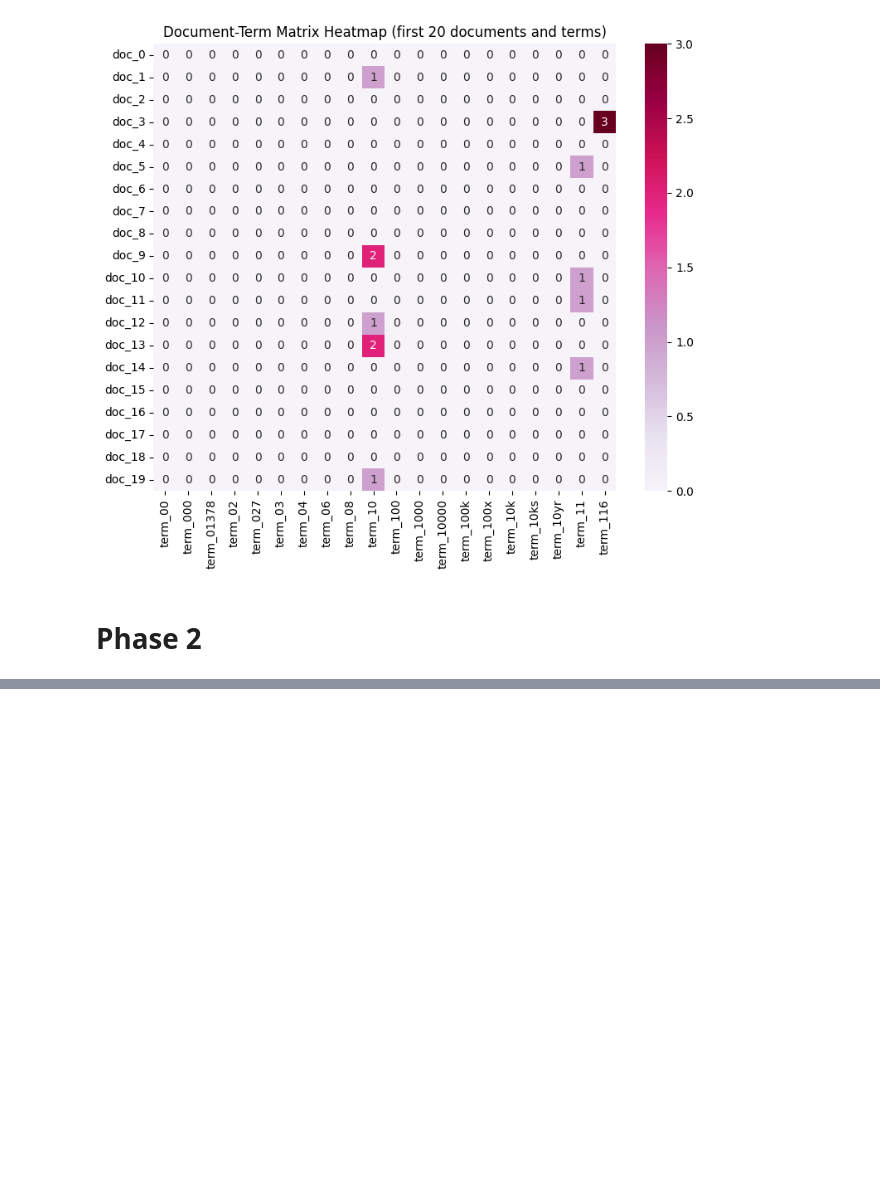
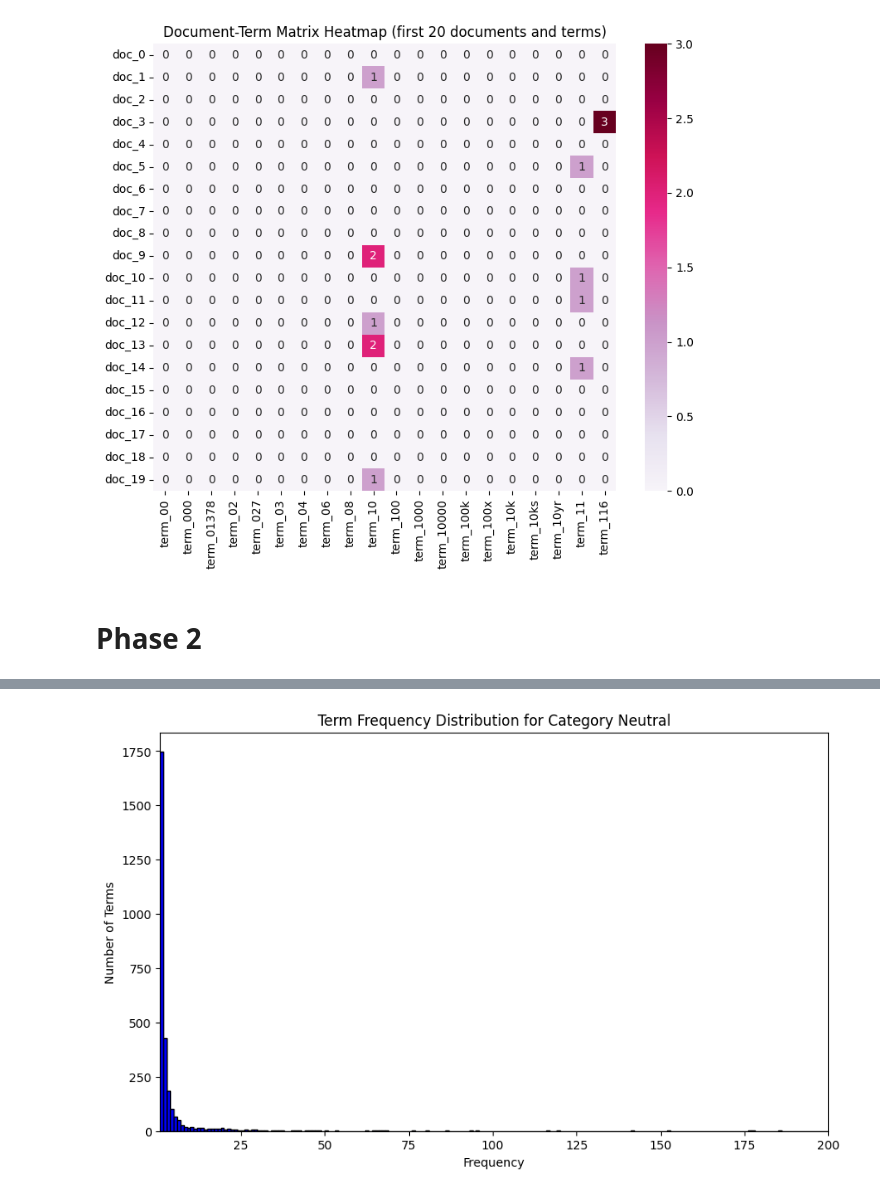
Before and after one commit to Thewo-6/DM2025-Lab1-Exercise, a Jupyter notebook: DM2025-Lab1-Homework.ipynb, the cells around one changed output, grey strips where cells are left out. Saved outputs shown, nothing was run; the diff lists cells and outputs as text; code cells hidden in the pictures; blank space fills up the shorter version.

```diff
--- a/DM2025-Lab1-Homework.ipynb
+++ b/DM2025-Lab1-Homework.ipynb
@@ -293,0 +291,22 @@ Filtered Document-Term Frequency DataFrame for Category Positive:
+# %%
+# Visualizing Term Frequency Distribution for a Category
+import matplotlib.pyplot as plt
+
+category_number = 1  # You can change it from 0 to 2
+
+# Map category values to names
+category_names = {-1.0: 'Negative', 0.0: 'Neutral', 1.0: 'Positive'}
+category_name = category_names.get(categories[category_number], str(categories[category_number]))
+
+word_counts = filt_document_term_dfs[categories[category_number]].sum(axis=0).to_numpy()
+
+# Visualize the frequency distribution
+plt.figure(figsize=(10, 6))
+plt.hist(word_counts, bins='fd', color='blue', edgecolor='black') # Freedman-Diaconis rule for bin width
+plt.title(f'Term Frequency Distribution for Category {category_name}')
+plt.xlabel('Frequency')
+plt.ylabel('Number of Terms')
+plt.xlim(1, 200)
+plt.show()
+# %% [output]
+[figure, added]
```
Also changed, not shown: parts of 3 cells of this notebook.
